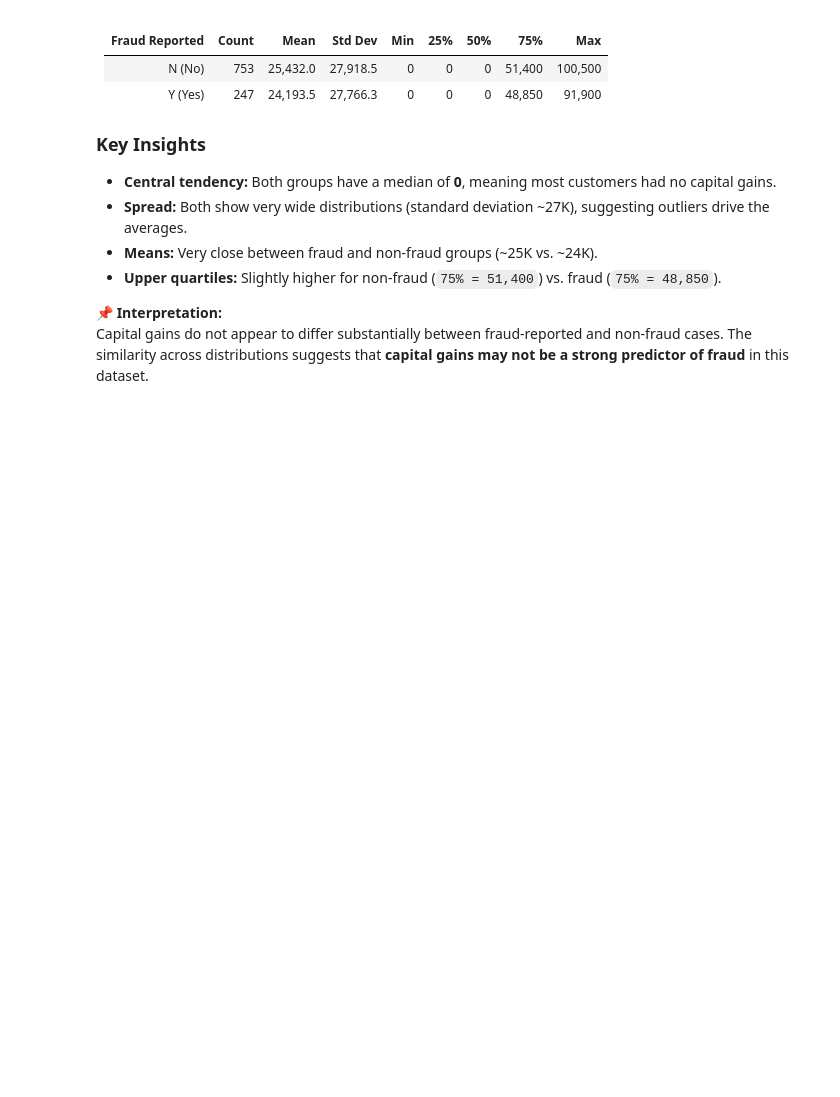
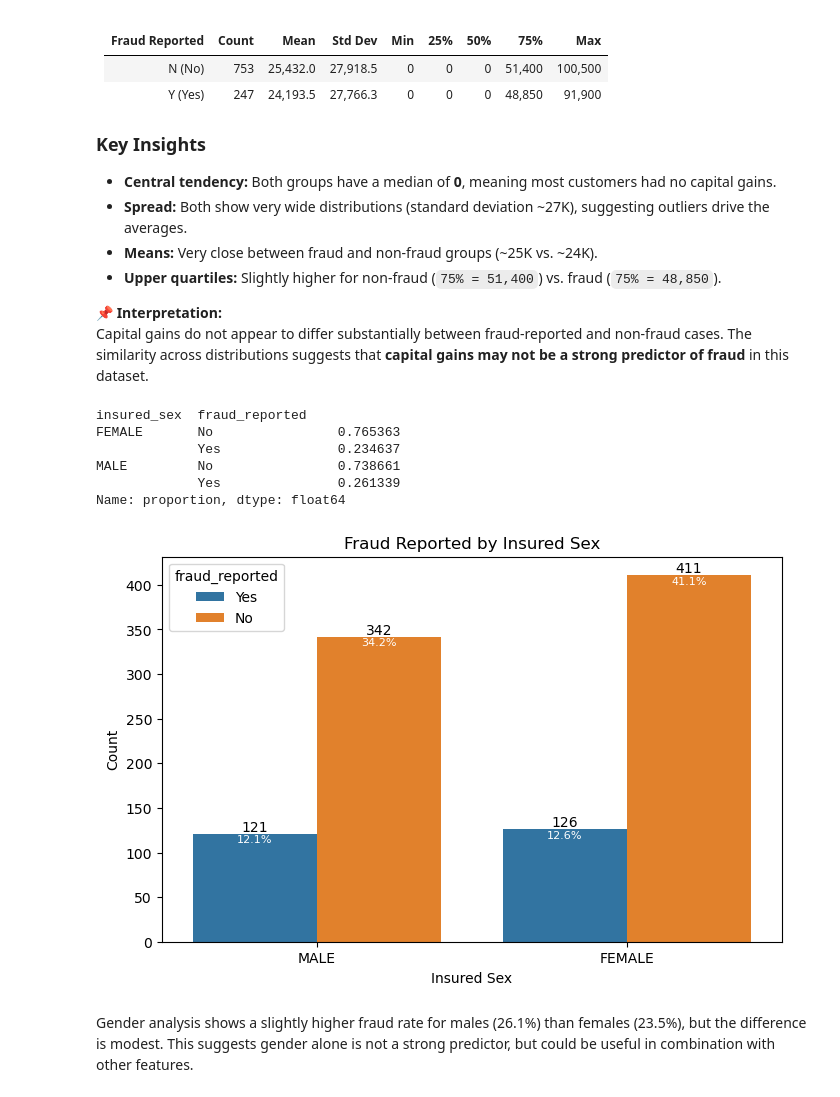
Before and after one commit to oaj1/Insurance_Claims, a Jupyter notebook: Insurance_Claims_DemographicAndFinancial_EDA.ipynb, the cells around one changed output. Saved outputs shown, nothing was run; the diff lists cells and outputs as text; code cells hidden in the pictures; blank space fills up the shorter version.

```diff
--- a/Insurance_Claims_DemographicAndFinancial_EDA.ipynb
+++ b/Insurance_Claims_DemographicAndFinancial_EDA.ipynb
@@ -230,3 +233,37 @@ We compared the distribution of capital gains for reported fraud (`Y`) vs. not r
 
 📌 **Interpretation:**
 Capital gains do not appear to differ substantially between fraud-reported and non-fraud cases. The similarity across distributions suggests that **capital gains may not be a strong predictor of fraud** in this dataset.
+# %%
+#Lets take a look how gender affects fraud reported
+df.groupby('insured_sex')['fraud_reported'].value_counts(normalize=True)
+# %% [output]
+insured_sex  fraud_reported
+FEMALE       No                0.765363
+             Yes               0.234637
+MALE         No                0.738661
+             Yes               0.261339
+Name: proportion, dtype: float64
+# %%
+# Visualize insured_sex by fraud_reported using a countplot
+import seaborn as sns
+
+plt.figure(figsize=(8,5))
+sns.countplot(data=df, x='insured_sex', hue='fraud_reported')
+#lets put counts on top of bars
+for p in plt.gca().patches:
+    height = p.get_height()
+    plt.gca().text(p.get_x() + p.get_width()/2., height + 3, int(height), ha="center")
+    #within bar, put percentage
+    percentage = height / len(df) * 100
+    plt.gca().text(p.get_x() + p.get_width()/2., height - 10, f'{percentage:.1f}%', ha="center", color='white', fontsize=8)
+plt.title('Fraud Reported by Insured Sex')
+plt.xlabel('Insured Sex')
+plt.ylabel('Count')
+plt.show()
+# %% [output]
+[figure, added]
+# %% [markdown]
+Gender analysis shows a slightly higher fraud rate for males (26.1%)
+than females (23.5%), but the difference is modest.
+This suggests gender alone is not a strong predictor,
+but could be useful in combination with other features.
```
Also changed, not shown: parts of 7 cells of this notebook, 2 other files.
